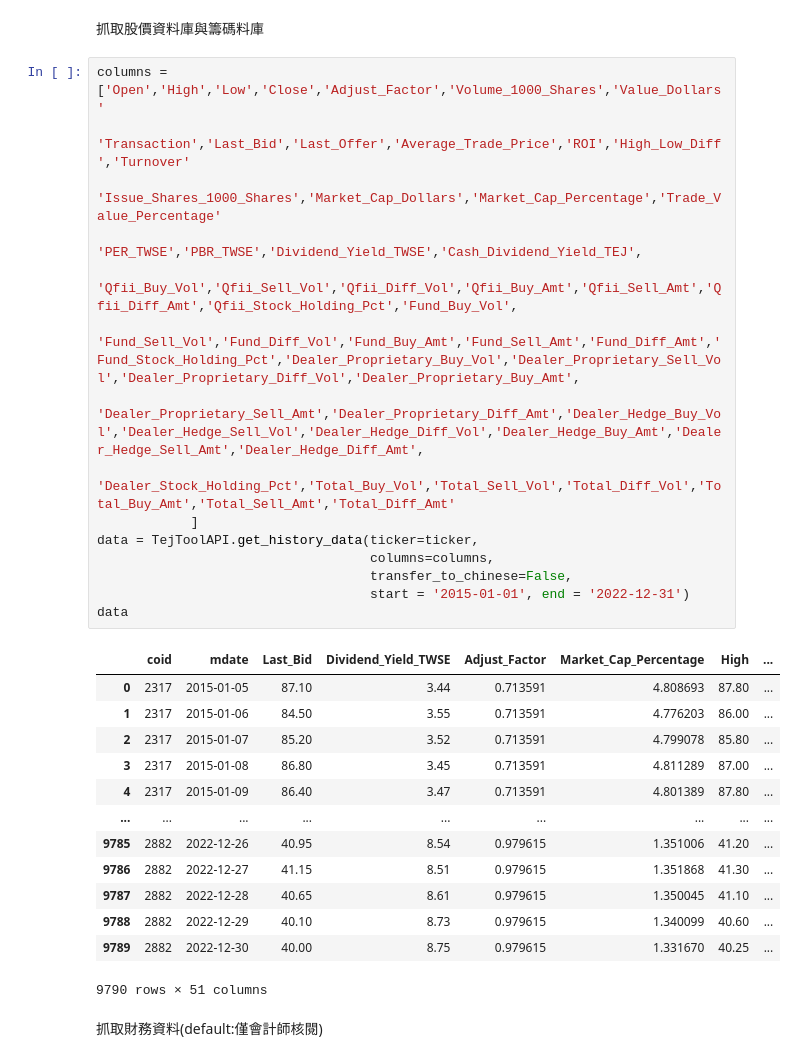
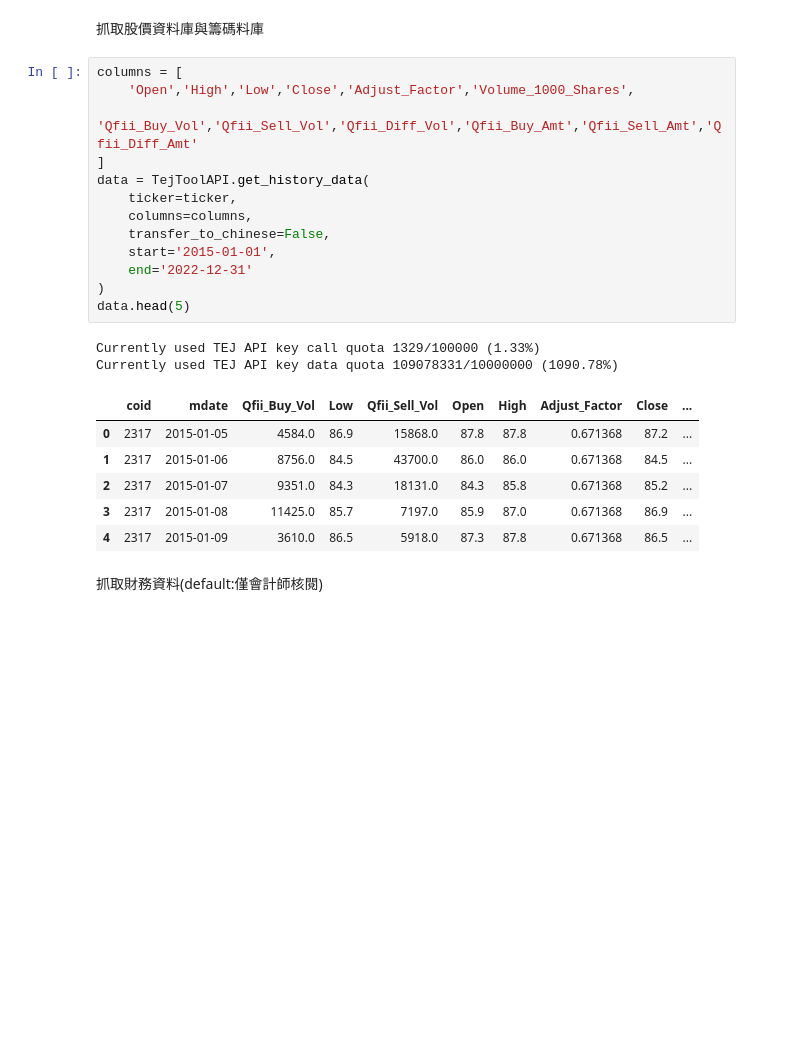
Before and after one commit to tejtw/TQuant-Lab, a Jupyter notebook: lecture/Data Preprocess - tejtoolapi.ipynb, the cells around one changed output. Drawn from its saved outputs; the diff is of its cells as text; blank space fills up the shorter version.

```diff
--- a/lecture/Data Preprocess - tejtoolapi.ipynb
+++ b/lecture/Data Preprocess - tejtoolapi.ipynb
@@ -305,34 +240,27 @@ data#.sort_values(by=['日期','股票代碼']).tail(10)
 # %% [markdown]
 抓取股價資料庫與籌碼料庫
 # %%
-columns = ['Open','High','Low','Close','Adjust_Factor','Volume_1000_Shares','Value_Dollars'
-           'Transaction','Last_Bid','Last_Offer','Average_Trade_Price','ROI','High_Low_Diff','Turnover'
-           'Issue_Shares_1000_Shares','Market_Cap_Dollars','Market_Cap_Percentage','Trade_Value_Percentage'
-           'PER_TWSE','PBR_TWSE','Dividend_Yield_TWSE','Cash_Dividend_Yield_TEJ',
-           'Qfii_Buy_Vol','Qfii_Sell_Vol','Qfii_Diff_Vol','Qfii_Buy_Amt','Qfii_Sell_Amt','Qfii_Diff_Amt','Qfii_Stock_Holding_Pct','Fund_Buy_Vol',
-           'Fund_Sell_Vol','Fund_Diff_Vol','Fund_Buy_Amt','Fund_Sell_Amt','Fund_Diff_Amt','Fund_Stock_Holding_Pct','Dealer_Proprietary_Buy_Vol','Dealer_Proprietary_Sell_Vol','Dealer_Proprietary_Diff_Vol','Dealer_Proprietary_Buy_Amt',
-           'Dealer_Proprietary_Sell_Amt','Dealer_Proprietary_Diff_Amt','Dealer_Hedge_Buy_Vol','Dealer_Hedge_Sell_Vol','Dealer_Hedge_Diff_Vol','Dealer_Hedge_Buy_Amt','Dealer_Hedge_Sell_Amt','Dealer_Hedge_Diff_Amt',
-           'Dealer_Stock_Holding_Pct','Total_Buy_Vol','Total_Sell_Vol','Total_Diff_Vol','Total_Buy_Amt','Total_Sell_Amt','Total_Diff_Amt'
-            ]
-data = TejToolAPI.get_history_data(ticker=ticker,
-                                   columns=columns,
-                                   transfer_to_chinese=False,
-                                   start = '2015-01-01', end = '2022-12-31')
-data
+columns = [
+    'Open','High','Low','Close','Adjust_Factor','Volume_1000_Shares',
+    'Qfii_Buy_Vol','Qfii_Sell_Vol','Qfii_Diff_Vol','Qfii_Buy_Amt','Qfii_Sell_Amt','Qfii_Diff_Amt'
+]
+data = TejToolAPI.get_history_data(
+    ticker=ticker,
+    columns=columns,
+    transfer_to_chinese=False,
+    start='2015-01-01',
+    end='2022-12-31'
+)
+data.head(5)
 # %% [output]
+Currently used TEJ API key call quota 1329/100000 (1.33%)
+Currently used TEJ API key data quota 109078331/10000000 (1090.78%)
-|  | coid | mdate | Last_Bid | Dividend_Yield_TWSE | Adjust_Factor | Market_Cap_Percentage | High | ... |
-| 0 | 2317 | 2015-01-05 | 87.10 | 3.44 | 0.713591 | 4.808693 | 87.80 | ... |
-| 1 | 2317 | 2015-01-06 | 84.50 | 3.55 | 0.713591 | 4.776203 | 86.00 | ... |
-| 2 | 2317 | 2015-01-07 | 85.20 | 3.52 | 0.713591 | 4.799078 | 85.80 | ... |
-| 3 | 2317 | 2015-01-08 | 86.80 | 3.45 | 0.713591 | 4.811289 | 87.00 | ... |
-| 4 | 2317 | 2015-01-09 | 86.40 | 3.47 | 0.713591 | 4.801389 | 87.80 | ... |
-| ... | ... | ... | ... | ... | ... | ... | ... | ... |
-| 9785 | 2882 | 2022-12-26 | 40.95 | 8.54 | 0.979615 | 1.351006 | 41.20 | ... |
-| 9786 | 2882 | 2022-12-27 | 41.15 | 8.51 | 0.979615 | 1.351868 | 41.30 | ... |
-| 9787 | 2882 | 2022-12-28 | 40.65 | 8.61 | 0.979615 | 1.350045 | 41.10 | ... |
-| 9788 | 2882 | 2022-12-29 | 40.10 | 8.73 | 0.979615 | 1.340099 | 40.60 | ... |
-| 9789 | 2882 | 2022-12-30 | 40.00 | 8.75 | 0.979615 | 1.331670 | 40.25 | ... |
+|  | coid | mdate | Qfii_Buy_Vol | Low | Qfii_Sell_Vol | Open | High | Adjust_Factor | Close | ... |
+| 0 | 2317 | 2015-01-05 | 4584.0 | 86.9 | 15868.0 | 87.8 | 87.8 | 0.671368 | 87.2 | ... |
+| 1 | 2317 | 2015-01-06 | 8756.0 | 84.5 | 43700.0 | 86.0 | 86.0 | 0.671368 | 84.5 | ... |
+| 2 | 2317 | 2015-01-07 | 9351.0 | 84.3 | 18131.0 | 84.3 | 85.8 | 0.671368 | 85.2 | ... |
+| 3 | 2317 | 2015-01-08 | 11425.0 | 85.7 | 7197.0 | 85.9 | 87.0 | 0.671368 | 86.9 | ... |
+| 4 | 2317 | 2015-01-09 | 3610.0 | 86.5 | 5918.0 | 87.3 | 87.8 | 0.671368 | 86.5 | ... |
-9790 rows × 51 columns
 # %% [markdown]
 抓取財務資料(default:僅會計師核閱)
 # %%
```
Also changed, not shown: parts of 16 cells of this notebook, 1 other file.
